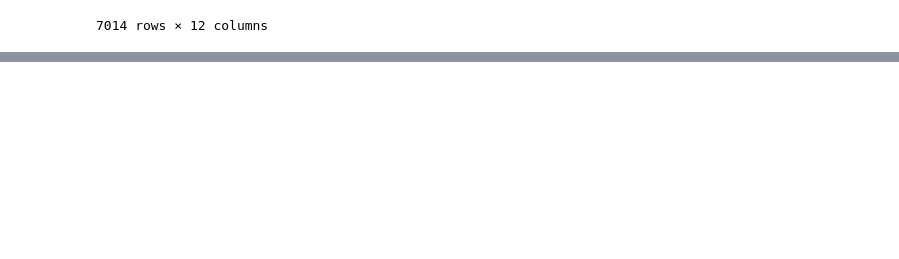
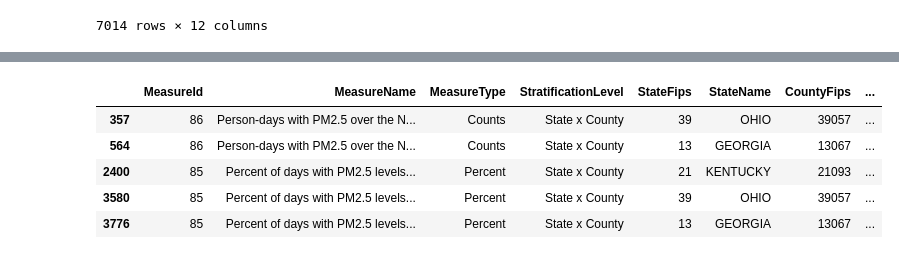
Before and after one commit to EnviroTechSean/TeamPunchParty, a Jupyter notebook: modeling1.ipynb, the cells around one changed output, grey strips where cells are left out. Cells and saved outputs as stored; diff of their text form; code cells hidden in the pictures; blank space fills up the shorter version.

```diff
--- a/modeling1.ipynb
+++ b/modeling1.ipynb
@@ -561,3 +559,12 @@ df.head()
 | 2 | #1 Estate Annaberg and Shannon Grove | KINGSHILL | ST. | VIRGIN ISLANDS | no | 159053.514600 | 1268.965385 | ... |
 | 3 | #1 Georgia-Pacific Drive | FORDYCE | DALLAS | ARKANSAS | no | 265526.749825 | 426803.295122 | ... |
 | 4 | #1 INDUSTRIAL HWY | EDDYSTONE | DELAWARE | PENNSYLVANIA | no | 23192.910330 | 398.779076 | ... |
+# %%
+air_quality_2011.head()
+# %% [output]
+|  | MeasureId | MeasureName | MeasureType | StratificationLevel | StateFips | StateName | CountyFips | ... |
+| 357 | 86 | Person-days with PM2.5 over the N... | Counts | State x County | 39 | OHIO | 39057 | ... |
+| 564 | 86 | Person-days with PM2.5 over the N... | Counts | State x County | 13 | GEORGIA | 13067 | ... |
+| 2400 | 85 | Percent of days with PM2.5 levels... | Percent | State x County | 21 | KENTUCKY | 21093 | ... |
+| 3580 | 85 | Percent of days with PM2.5 levels... | Percent | State x County | 39 | OHIO | 39057 | ... |
+| 3776 | 85 | Percent of days with PM2.5 levels... | Percent | State x County | 13 | GEORGIA | 13067 | ... |
```
Also changed, not shown: parts of 7 cells of this notebook, 1 other file.
